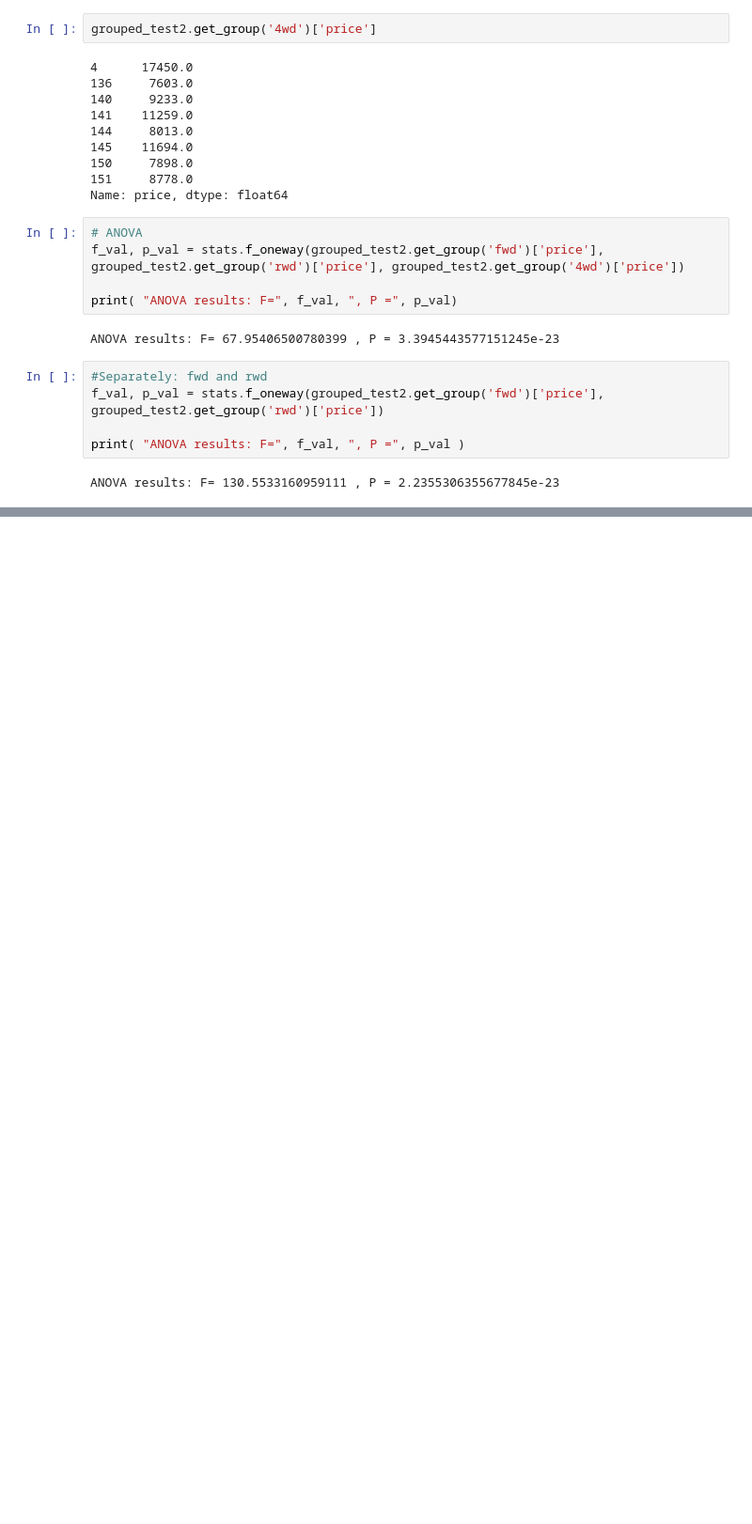
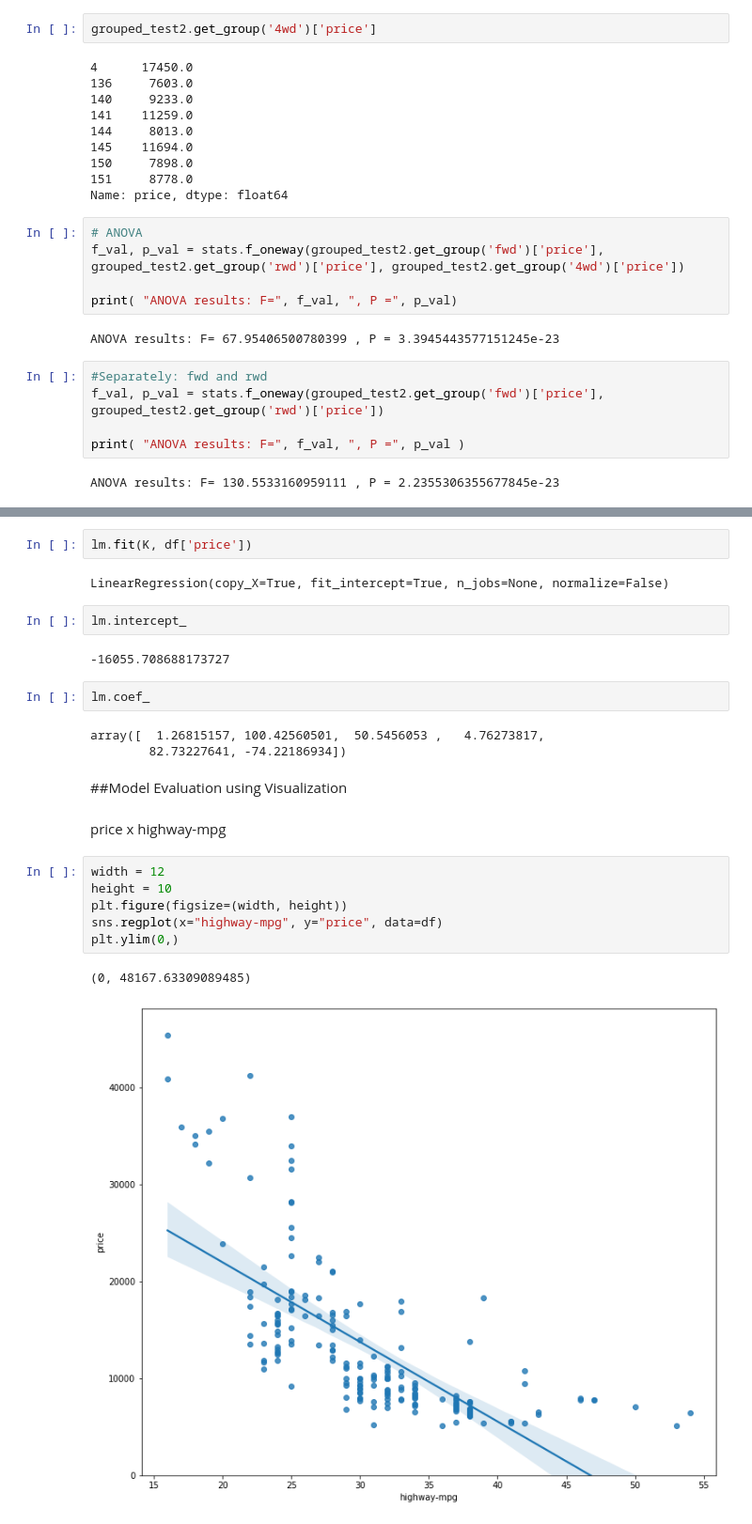
Before and after one commit to mabittar/Learn, a Jupyter notebook: Analyzing_Data_with_Python.ipynb, the cells around one changed output, grey strips where cells are left out. Shown at 94% size. Saved outputs shown, nothing was run; the diff lists cells and outputs as text; blank space fills up the shorter version.

Commit message:
Model Development

```diff
--- a/Analyzing_Data_with_Python.ipynb
+++ b/Analyzing_Data_with_Python.ipynb
@@ -1064,0 +1210,26 @@ ANOVA results: F= 130.5533160959111 , P = 2.2355306355677845e-23
+# %%
+lm.fit(K, df['price'])
+# %% [output]
+LinearRegression(copy_X=True, fit_intercept=True, n_jobs=None, normalize=False)
+# %%
+lm.intercept_
+# %% [output]
+-16055.708688173727
+# %%
+lm.coef_
+# %% [output]
+array([  1.26815157, 100.42560501,  50.5456053 ,   4.76273817,
+        82.73227641, -74.22186934])
+# %% [markdown]
+##Model Evaluation using Visualization
+# %% [markdown]
+price x highway-mpg
+# %%
+width = 12
+height = 10
+plt.figure(figsize=(width, height))
+sns.regplot(x="highway-mpg", y="price", data=df)
+plt.ylim(0,)
+# %% [output]
+(0, 48167.63309089485)
+[figure, added]
```
Also changed, not shown: parts of 88 cells of this notebook.
